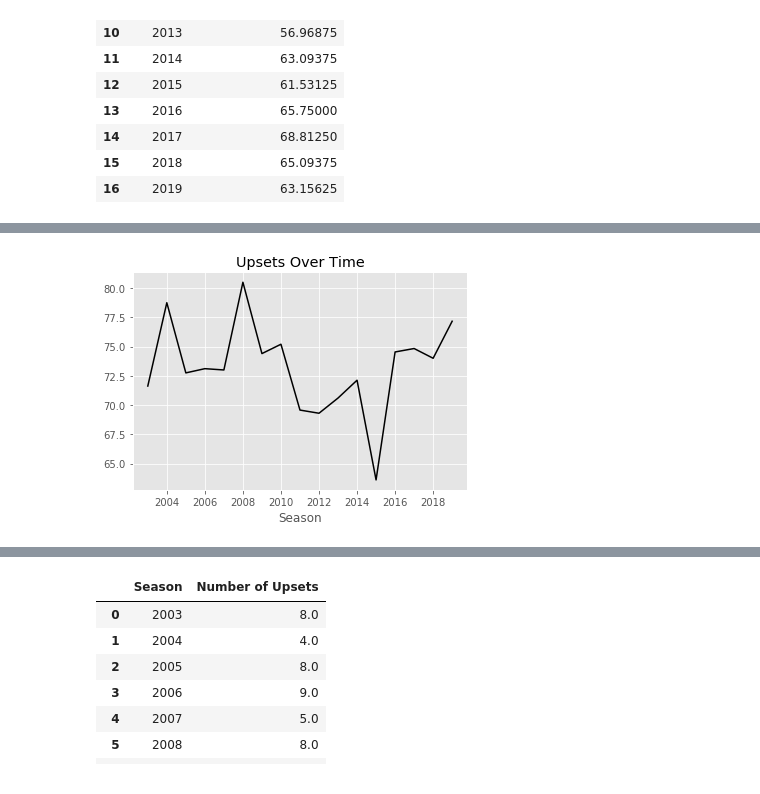
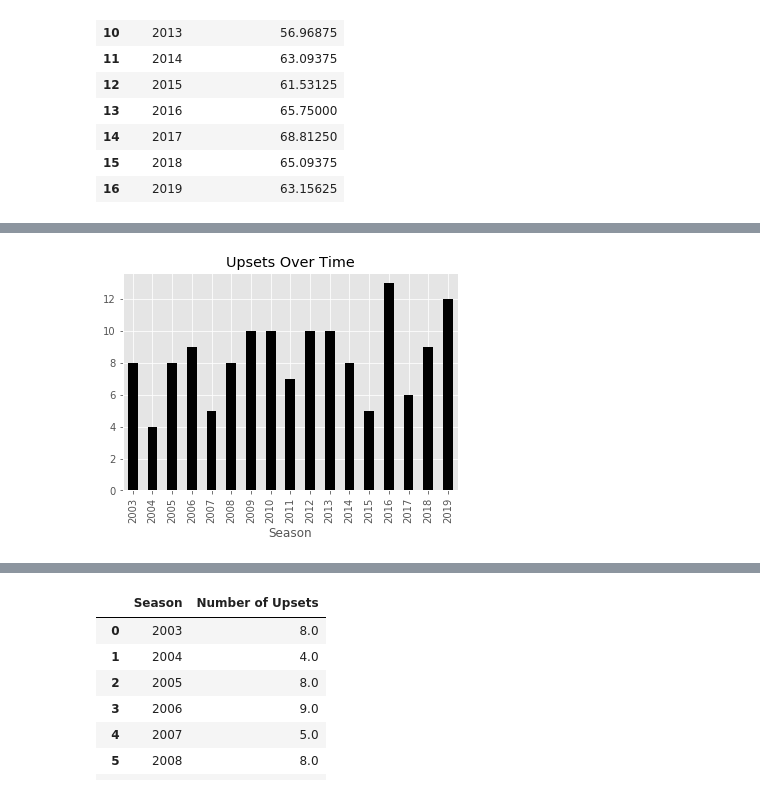
Before and after one commit to ajain1017/dsc-mod-5-project-online-ds-pt-081219, a Jupyter notebook: project_files/index.ipynb, the cells around one changed output, grey strips where cells are left out. Drawn from its saved outputs; the diff is of its cells as text; code cells hidden in the pictures.

```diff
--- a/project_files/index.ipynb
+++ b/project_files/index.ipynb
@@ -75,19 +80,27 @@ all_files
  'MEvents2015.csv',
  'MSecondaryTourneyTeams.csv',
  'MSecondaryTourneyCompactResults.csv']
-# %%
-dic = {}
-for idx, i in enumerate(all_files):
-    exec(f'df{idx} = pd.read_csv(i)')
-    dic[idx] = i
+# %%
+#create empty dictionary
+dic = {}
+#for loop through all_files list counting the iteration using enumerate
+for idx, i in enumerate(all_files):
+    #reading in new dataframe naming each as df + the iteration number assigned
+    exec(f'df{idx} = pd.read_csv(i)')
+    #assign name of csv file to the df file it refers to
+    dic['df' + str(idx)] = i
 # %%
+#for loop printing first 5 rows of each dataframe
 for x in dic:
+    #print csv file name
     print(dic[x])
-    exec(f'display(df{x}.head())')
+    #display first 5 rows of dataframe
+    exec(f'display({x}.head())')
     print()
     print()
     print()
     print()
+#print dictionary for further use
 dic
 # %% [output]
 MNCAATourneyDetailedResults.csv
@@ -206,4 +311,5 @@ lscoretable
 # %%
-dfupset[dfupset.Upset == 1].groupby(['Season'])['WScore'].mean().plot(kind='line', color = 'black', title='Upsets Over Time');
+#grouping upsets sum by season and plotting line graph
+dfupset.groupby(['Season'])['Upset'].sum().plot(kind='bar', color = 'black', title='Upsets Over Time');
 # %% [output]
-[figure, old version]
+[figure, new version]
```
Also changed, not shown: parts of 165 cells of this notebook, 6 other files.
